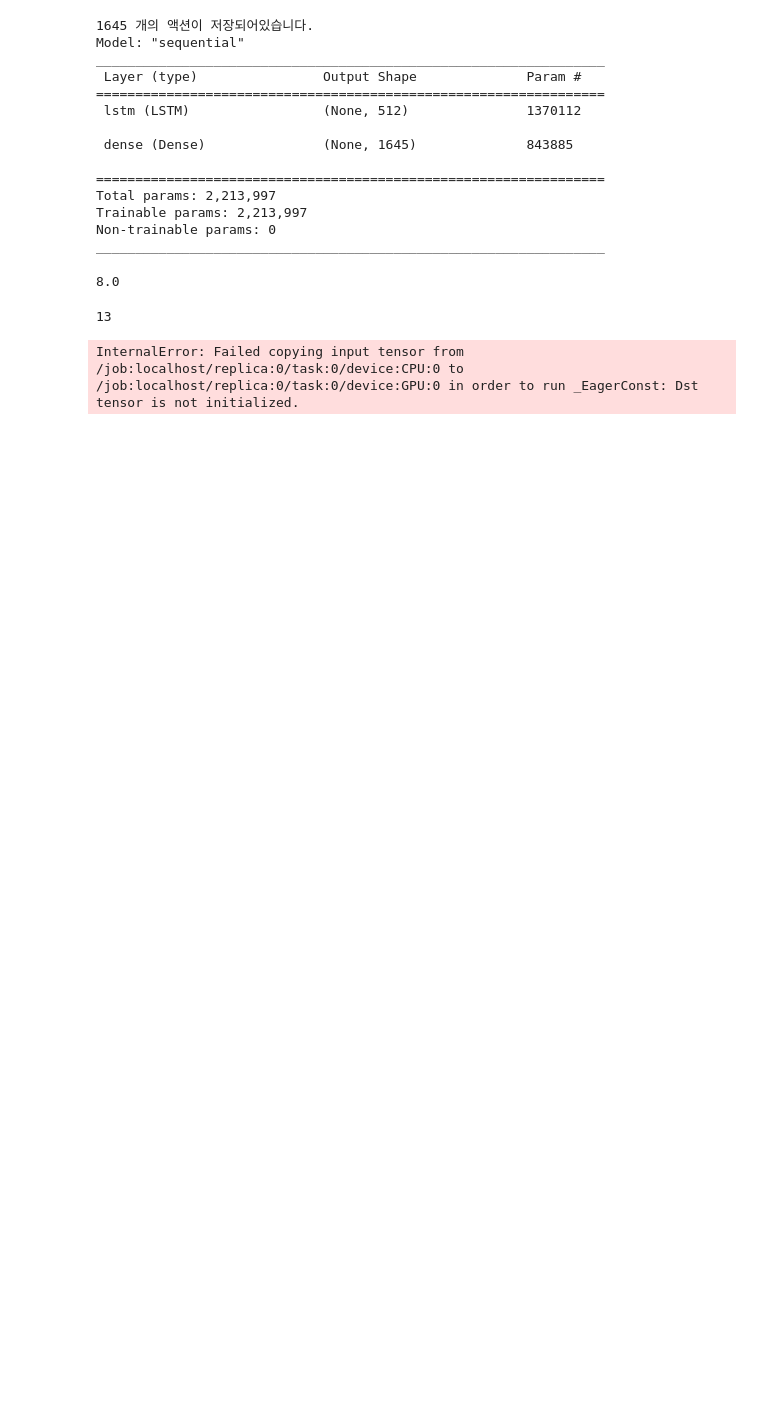
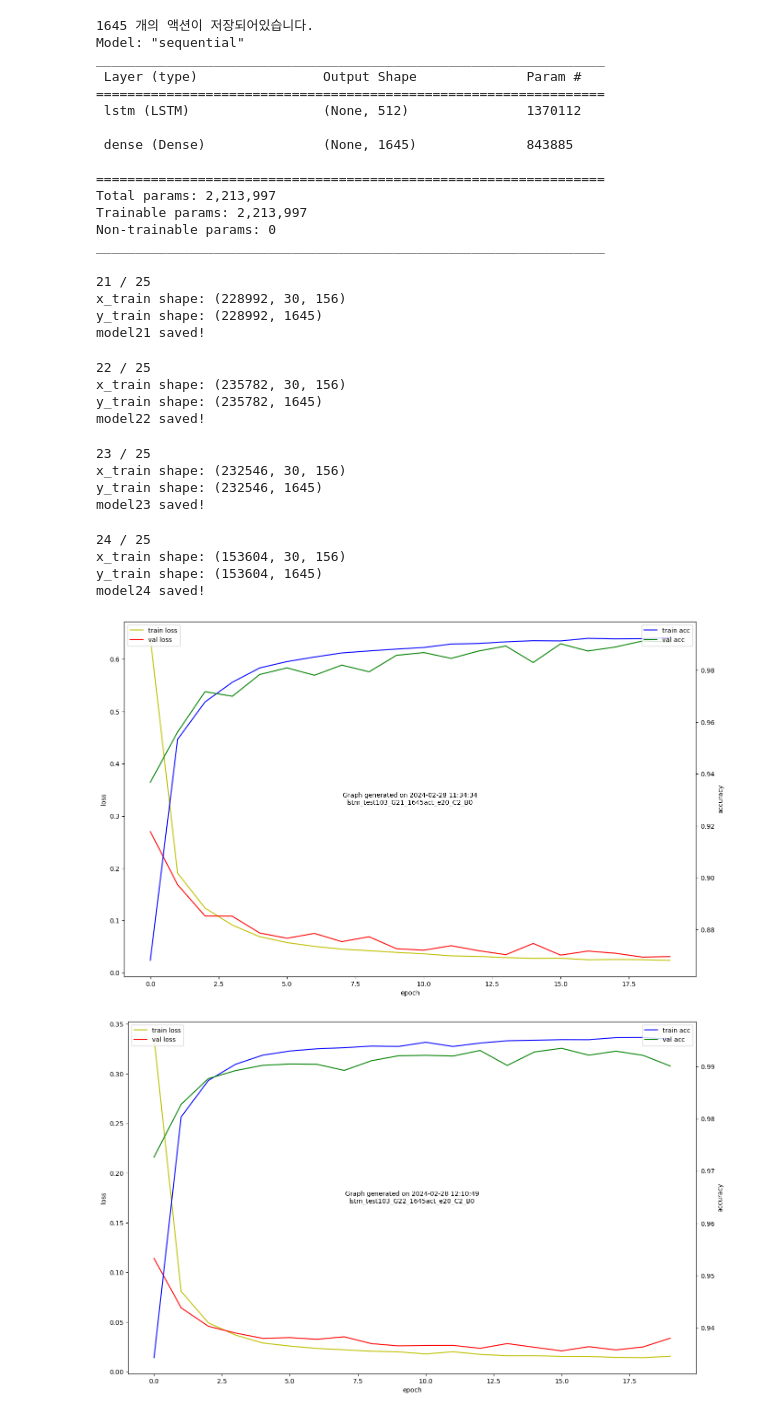
Before and after one commit to Lucete28/Sign_Language_Remaster, a Jupyter notebook: code/lstm/train3.ipynb, the cells around one changed output. Saved outputs shown, nothing was run; the diff lists cells and outputs as text; code cells hidden in the pictures; blank space fills up the shorter version.

```diff
--- a/code/lstm/train3.ipynb
+++ b/code/lstm/train3.ipynb
@@ -14,6 +6,15 @@ def prepare_sequences(file_path, sequence_length=30):
 # a_sequences = prepare_sequences(r'C:\Users\oem\Desktop\jhy\dataset2\(It is impossible)\raw_1707385020.npy')
 # %%
 ### test
+def prepare_sequences(file_path, sequence_length=30):
+    data = np.load(file_path, allow_pickle=True).astype(np.float16)
+    sequences = []
+    for i in range(len(data) - sequence_length ):
+        sequence = data[i:i + sequence_length]
+        sequences.append(sequence)
+    sequences = np.array(sequences)
+
+    return sequences
 import numpy as np
 import os
 import glob
@@ -32,6 +33,7 @@ from datetime import datetime
 import random
 
 start_time = datetime.now().strftime("%Y-%m-%d_%H-%M-%S")
+print(start_time)
 os.makedirs(f'C:/Users/oem/Desktop/jhy/array/{start_time}',exist_ok=True)
 
 # dataset 폴더 경로 설정
@@ -90,7 +92,7 @@ def create_groups(data_count, group_size, appearances_per_data):
     return groups
 
 # 4000개의 데이터셋으로 크기가 500인 그룹을 만들고, 각 데이터가 3번씩 포함되도록 그룹 생성
-groups = create_groups(len(actions), 400, 3)
+groups = create_groups(len(actions), 300, 3)
 print(len(groups),'개 그룹이 만들어질 예정입니다.')
 for group_idx, group in tqdm(enumerate(groups)):
     data = []
@@ -166,15 +174,12 @@ Total params: 2,213,997
 Trainable params: 2,213,997
 Non-trainable params: 0
 _________________________________________________________________
-# %%
-16/2
-# %% [output]
-8.0
 # %%
-VERSION = 100
-EPOCHS = 50
+VERSION = 103
+EPOCHS = 20
 BATCH_SIZE = 0
-SUB_PATH = '2024-02-24_21-13-55'
+DATA_CUT = 2
+SUB_PATH = '2024-02-25_23-26-15'
 # 모델이 저장될 폴더 생성
 folder_path = f'C:/Users/oem/Desktop/jhy/signlanguage/Sign_Language_Remaster/model/{SUB_PATH}'
 os.makedirs(folder_path, exist_ok=True)
@@ -182,9 +187,10 @@ os.makedirs(folder_path, exist_ok=True)
 # 하위 파일 수 확인
 items = os.listdir(f'C:/Users/oem/Desktop/jhy/array/{SUB_PATH}')
 file_count = sum(1 for item in items if os.path.isfile(os.path.join(f'C:/Users/oem/Desktop/jhy/array/{SUB_PATH}', item)))
-print(int(file_count/2))
+# print()
 
-for i in range(int(file_count/2)):
+for i in tqdm(range(21,int(file_count/2))):
+    print(i,'/',int(file_count/2))
     x_data = np.load(f'C:/Users/oem/Desktop/jhy/array/{SUB_PATH}/{i}_XData.npz')
     y_data = np.load(f'C:/Users/oem/Desktop/jhy/array/{SUB_PATH}/{i}_YData.npz')
     x_data = x_data['arr_0']
@@ -192,7 +198,6 @@ for i in range(int(file_count/2)):
     # data를 train과 test로 나눔
     x_train, x_test, y_train, y_test = train_test_split(x_data, y_data, test_size=0.1, random_state=42)
 
-    DATA_CUT = 0
     # 데이터 자르기
     if DATA_CUT:
         x_train = x_train[::DATA_CUT]
@@ -200,35 +205,76 @@ for i in range(int(file_count/2)):
         # x_test = x_test[::DATA_CUT]
         # y_test = y_test[::DATA_CUT]
     # x_train, x_test, y_train, y_test의 크기 확인
-    # print(f"x_train shape: {x_train.shape}")
-    # print(f"y_train shape: {y_train.shape}")
+    print(f"x_train shape: {x_train.shape}")
+    print(f"y_train shape: {y_train.shape}")
     # print(f"x_test shape: {x_test.shape}")
     # print(f"y_test shape: {y_test.shape}")
     # import sys
 
     # print('x_train size :',sys.getsizeof(x_train))
     # print('y_train size :',sys.getsizeof(y_train))
 
     # 메모리 정리
     x_data, y_data = 0,0
 
     # 모델 학습
     history = model.fit(
         x_train,
         y_train,
         validation_data=(x_test, y_test),
         epochs=EPOCHS,
         # batch_size=BATCH_SIZE,
         shuffle = False,
+        verbose=0,
         # callbacks=[
         #     ModelCheckpoint('models/model.h5', monitor='val_acc', verbose=1, save_best_only=True, mode='auto'),
         #     ReduceLROnPlateau(monitor='val_acc', factor=0.5, patience=50, verbose=1, mode='auto')
         # ]
     )
     # VERSION = 43
     MODEL_NAME = f'lstm_test{VERSION}_G{i}_{len(actions)}act_e{EPOCHS}_C{DATA_CUT}_B{BATCH_SIZE}'
     model.save(f'C:/Users/oem/Desktop/jhy/signlanguage/Sign_Language_Remaster/model/{SUB_PATH}/{MODEL_NAME}.h5')
     print(f'model{i} saved!')
+
+
+
+    # 학습그래프 생성 및 저장
+    fig, loss_ax = plt.subplots(figsize=(16, 10))
+    acc_ax = loss_ax.twinx()
+
+    loss_ax.plot(history.history['loss'], 'y', label='train loss')
+    loss_ax.plot(history.history['val_loss'], 'r', label='val loss')
+    loss_ax.set_xlabel('epoch')
+    loss_ax.set_ylabel('loss')
+    loss_ax.legend(loc='upper left')
+
+    acc_ax.plot(history.history['acc'], 'b', label='train acc')
+    acc_ax.plot(history.history['val_acc'], 'g', label='val acc')
+    acc_ax.set_ylabel('accuracy')
+    acc_ax.legend(loc='upper right')
+
+
+    now = datetime.now()
+    current_time = now.strftime("%Y-%m-%d %H:%M:%S")
+    plt.text(0.5, 0.5, f"Graph generated on {current_time}\n{MODEL_NAME}", horizontalalignment='center', verticalalignment='center', transform=plt.gca().transAxes)
+    plt.savefig(f'{MODEL_NAME}.png')
+    # plt.show()
 # %% [output]
-13
+21 / 25
+x_train shape: (228992, 30, 156)
+y_train shape: (228992, 1645)
+model21 saved!
-InternalError: Failed copying input tensor from /job:localhost/replica:0/task:0/device:CPU:0 to /job:localhost/replica:0/task:0/device:GPU:0 in order to run _EagerConst: Dst tensor is not initialized.
+22 / 25
+x_train shape: (235782, 30, 156)
+y_train shape: (235782, 1645)
+model22 saved!
+23 / 25
+x_train shape: (232546, 30, 156)
+y_train shape: (232546, 1645)
+model23 saved!
+24 / 25
+x_train shape: (153604, 30, 156)
+y_train shape: (153604, 1645)
+model24 saved!
+[figure, added]
+[figure, added]
```
Also changed, not shown: parts of 6 cells of this notebook, 54 other files.
